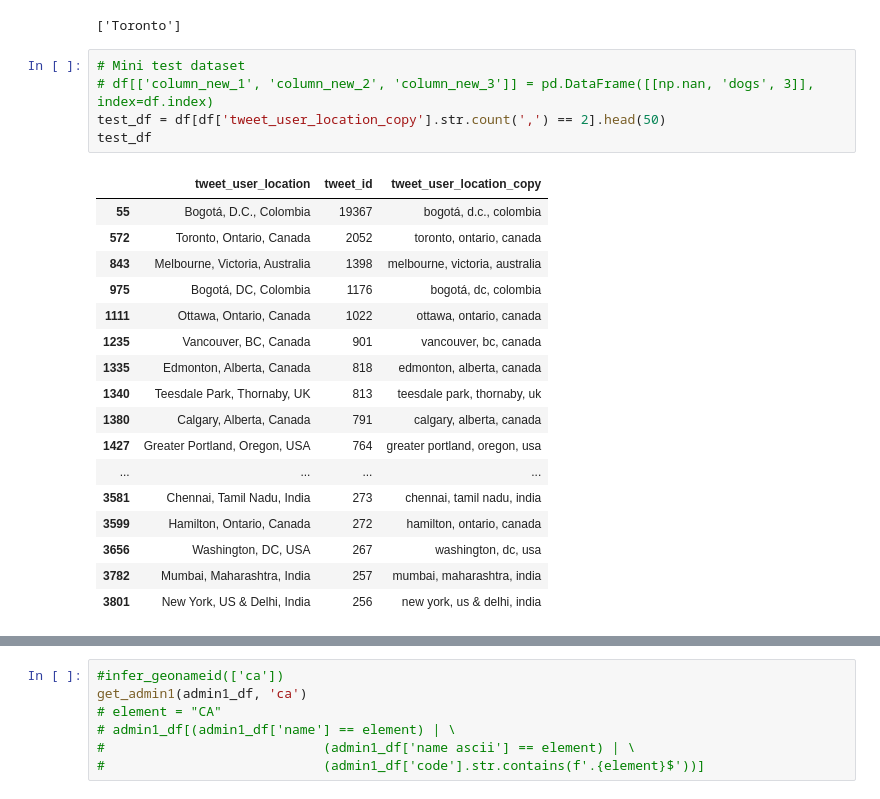
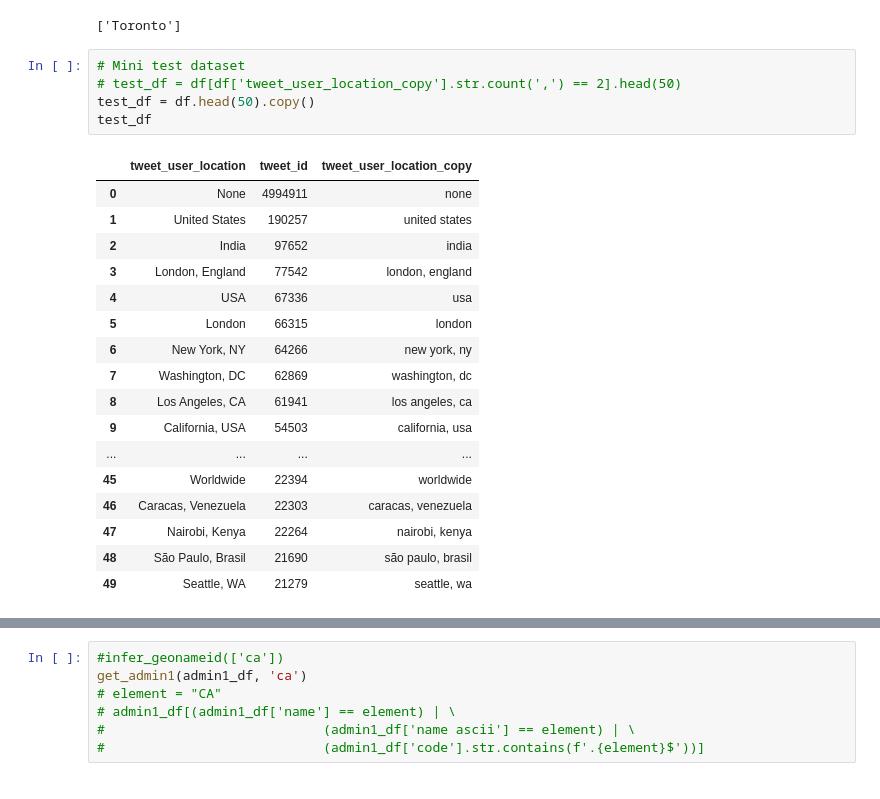
Before and after one commit to chumlab/covid19project, a Jupyter notebook: experimentation.ipynb, the cells around one changed output, grey strips where cells are left out. Cells and saved outputs as stored; diff of their text form.

```diff
--- a/experimentation.ipynb
+++ b/experimentation.ipynb
@@ -455,27 +454,27 @@ print(split_parts('Toronto'))
 ['Toronto']
 # %%
 # Mini test dataset
-# df[['column_new_1', 'column_new_2', 'column_new_3']] = pd.DataFrame([[np.nan, 'dogs', 3]], index=df.index)
-test_df = df[df['tweet_user_location_copy'].str.count(',') == 2].head(50)
+# test_df = df[df['tweet_user_location_copy'].str.count(',') == 2].head(50)
+test_df = df.head(50).copy()
 test_df
 # %% [output]
 |  | tweet_user_location | tweet_id | tweet_user_location_copy |
-| 55 | Bogotá, D.C., Colombia | 19367 | bogotá, d.c., colombia |
-| 572 | Toronto, Ontario, Canada | 2052 | toronto, ontario, canada |
-| 843 | Melbourne, Victoria, Australia | 1398 | melbourne, victoria, australia |
-| 975 | Bogotá, DC, Colombia | 1176 | bogotá, dc, colombia |
-| 1111 | Ottawa, Ontario, Canada | 1022 | ottawa, ontario, canada |
-| 1235 | Vancouver, BC, Canada | 901 | vancouver, bc, canada |
-| 1335 | Edmonton, Alberta, Canada | 818 | edmonton, alberta, canada |
-| 1340 | Teesdale Park, Thornaby, UK | 813 | teesdale park, thornaby, uk |
-| 1380 | Calgary, Alberta, Canada | 791 | calgary, alberta, canada |
-| 1427 | Greater Portland, Oregon, USA | 764 | greater portland, oregon, usa |
+| 0 | None | 4994911 | none |
+| 1 | United States | 190257 | united states |
+| 2 | India | 97652 | india |
+| 3 | London, England | 77542 | london, england |
+| 4 | USA | 67336 | usa |
+| 5 | London | 66315 | london |
+| 6 | New York, NY | 64266 | new york, ny |
+| 7 | Washington, DC | 62869 | washington, dc |
+| 8 | Los Angeles, CA | 61941 | los angeles, ca |
+| 9 | California, USA | 54503 | california, usa |
 | ... | ... | ... | ... |
-| 3581 | Chennai, Tamil Nadu, India | 273 | chennai, tamil nadu, india |
-| 3599 | Hamilton, Ontario, Canada | 272 | hamilton, ontario, canada |
-| 3656 | Washington, DC, USA | 267 | washington, dc, usa |
-| 3782 | Mumbai, Maharashtra, India | 257 | mumbai, maharashtra, india |
-| 3801 | New York, US & Delhi, India | 256 | new york, us & delhi, india |
+| 45 | Worldwide | 22394 | worldwide |
+| 46 | Caracas, Venezuela | 22303 | caracas, venezuela |
+| 47 | Nairobi, Kenya | 22264 | nairobi, kenya |
+| 48 | São Paulo, Brasil | 21690 | são paulo, brasil |
+| 49 | Seattle, WA | 21279 | seattle, wa |
 # %%
 num_parts = 3
 
```
Also changed, not shown: parts of 12 cells of this notebook.
